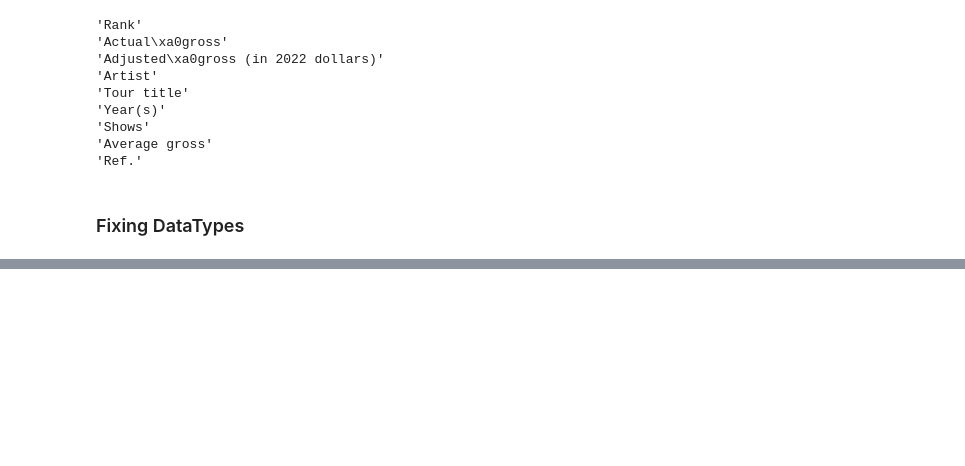
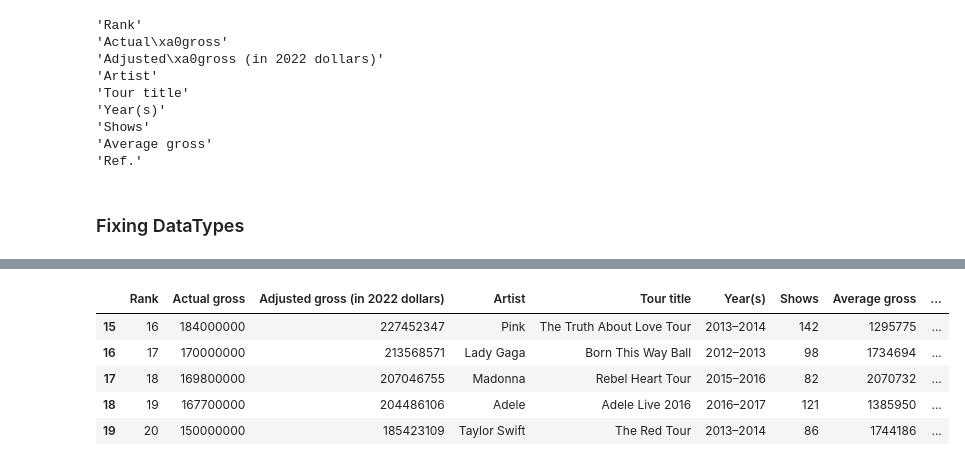
Before and after one commit to zaimapc2-max/Data_Cleaning_Pipeline, a Jupyter notebook: notebook/dcp_notebook.ipynb, the cells around one changed output, grey strips where cells are left out. Saved outputs shown, nothing was run; the diff lists cells and outputs as text; code cells hidden in the pictures; blank space fills up the shorter version.

```diff
--- a/notebook/dcp_notebook.ipynb
+++ b/notebook/dcp_notebook.ipynb
@@ -126,0 +246,9 @@ KeyError: "['Actual gross', 'Adjusted gross (in 2022 dollars)'] not in index"
+# %%
+df.tail(5)
+# %% [output]
+|  | Rank | Actual gross | Adjusted gross (in 2022 dollars) | Artist | Tour title | Year(s) | Shows | Average gross | ... |
+| 15 | 16 | 184000000 | 227452347 | Pink | The Truth About Love Tour | 2013–2014 | 142 | 1295775 | ... |
+| 16 | 17 | 170000000 | 213568571 | Lady Gaga | Born This Way Ball | 2012–2013 | 98 | 1734694 | ... |
+| 17 | 18 | 169800000 | 207046755 | Madonna | Rebel Heart Tour | 2015–2016 | 82 | 2070732 | ... |
+| 18 | 19 | 167700000 | 204486106 | Adele | Adele Live 2016 | 2016–2017 | 121 | 1385950 | ... |
+| 19 | 20 | 150000000 | 185423109 | Taylor Swift | The Red Tour | 2013–2014 | 86 | 1744186 | ... |
```
Also changed, not shown: parts of 18 cells of this notebook.
